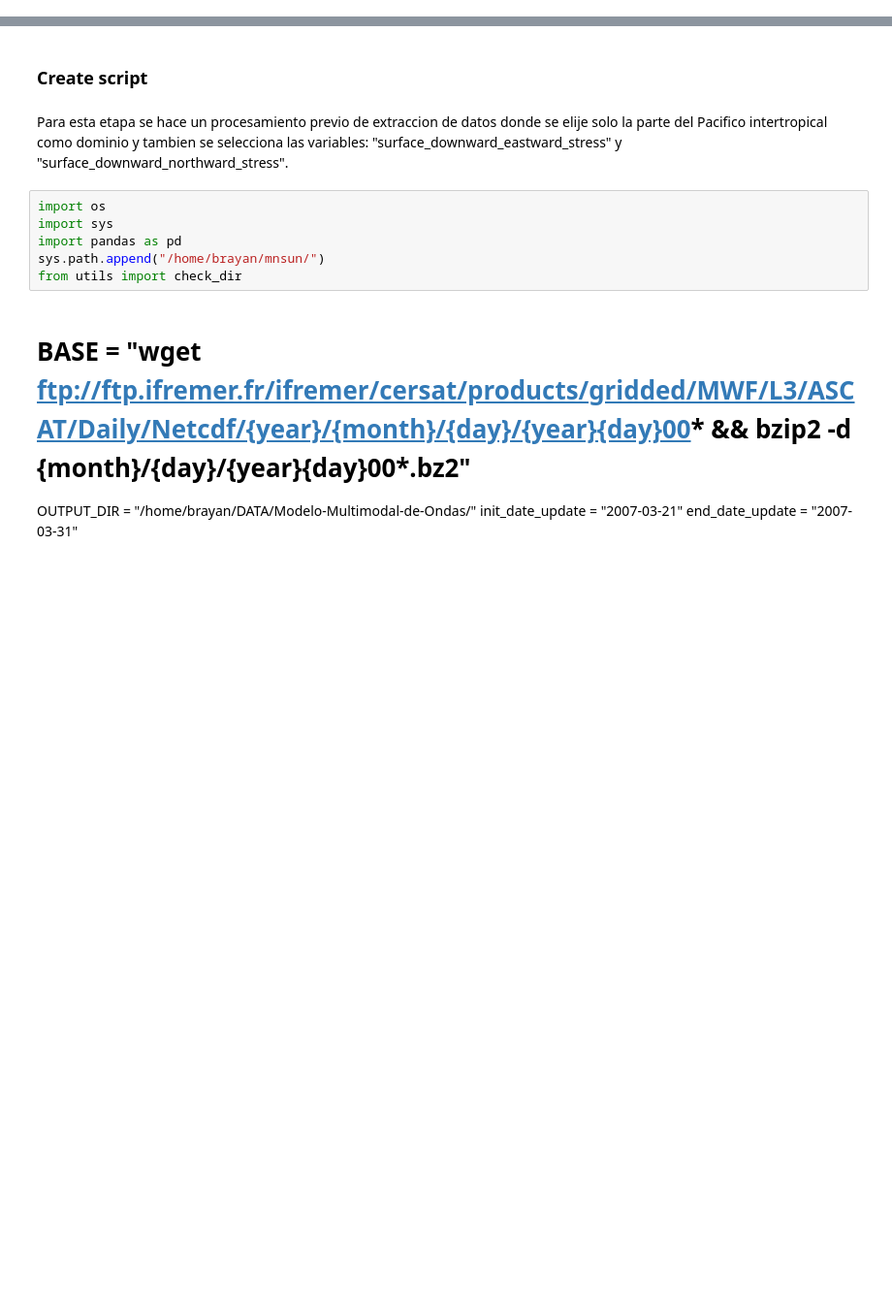
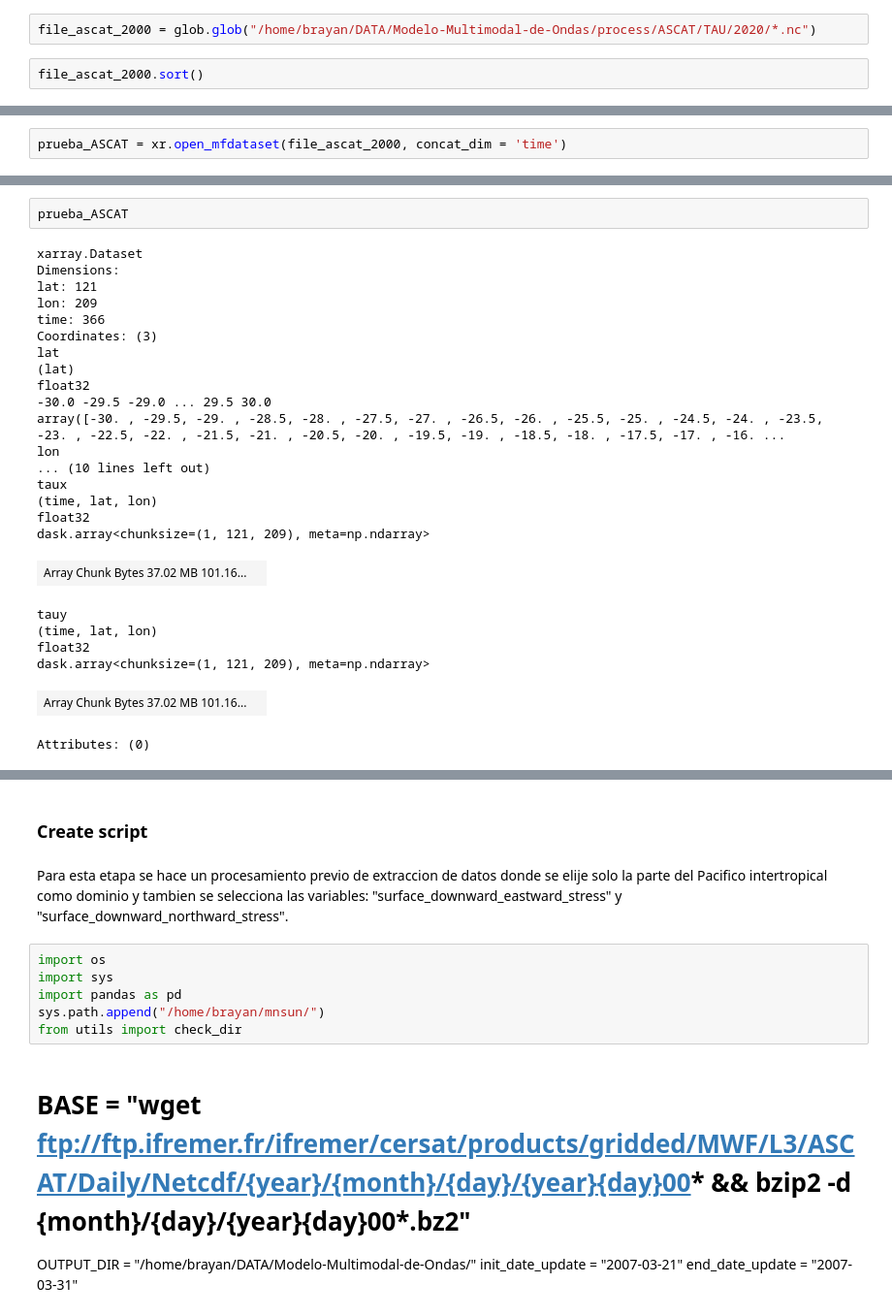
Before and after one commit to midnightsun10/Modelo-Multimodal-de-Ondas-, a Jupyter notebook: raw_data/Prueba_raw_data.ipynb, the cells around one changed output, grey strips where cells are left out. Shown: that part at 97% size. Drawn from its saved outputs; the diff is of its cells as text; blank space fills up the shorter version.

```diff
--- a/raw_data/Prueba_raw_data.ipynb
+++ b/raw_data/Prueba_raw_data.ipynb
@@ -0,0 +143,4 @@
+# %%
+file_ascat_2000 = glob.glob("/home/brayan/DATA/Modelo-Multimodal-de-Ondas/process/ASCAT/TAU/2020/*.nc")
+# %%
+file_ascat_2000.sort()
@@ -0,0 +155,2 @@
+# %%
+prueba_ASCAT = xr.open_mfdataset(file_ascat_2000, concat_dim = 'time')
@@ -0,0 +171,27 @@
+# %%
+prueba_ASCAT
+# %% [output]
+xarray.Dataset
+Dimensions:
+lat: 121
+lon: 209
+time: 366
+Coordinates: (3)
+lat
+(lat)
+float32
+-30.0 -29.5 -29.0 ... 29.5 30.0
+array([-30. , -29.5, -29. , -28.5, -28. , -27.5, -27. , -26.5, -26. , -25.5, -25. , -24.5, -24. , -23.5, -23. , -22.5, -22. , -21.5, -21. , -20.5, -20. , -19.5, -19. , -18.5, -18. , -17.5, -17. , -16. ...
+lon
+... (10 lines left out)
+taux
+(time, lat, lon)
+float32
+dask.array<chunksize=(1, 121, 209), meta=np.ndarray>
+| Array Chunk Bytes 37.02 MB 101.16... |  |
+tauy
+(time, lat, lon)
+float32
+dask.array<chunksize=(1, 121, 209), meta=np.ndarray>
+| Array Chunk Bytes 37.02 MB 101.16... |  |
+Attributes: (0)
```
Also changed, not shown: parts of 105 cells of this notebook, 7 other files.
